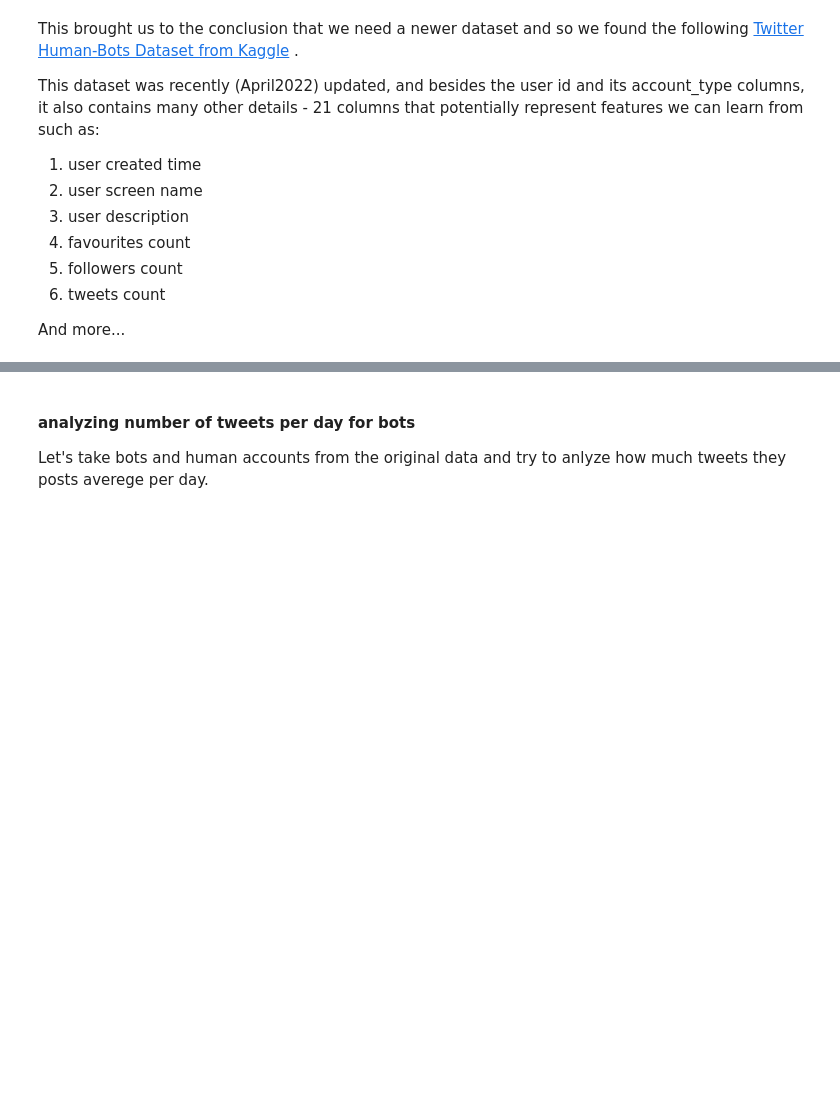
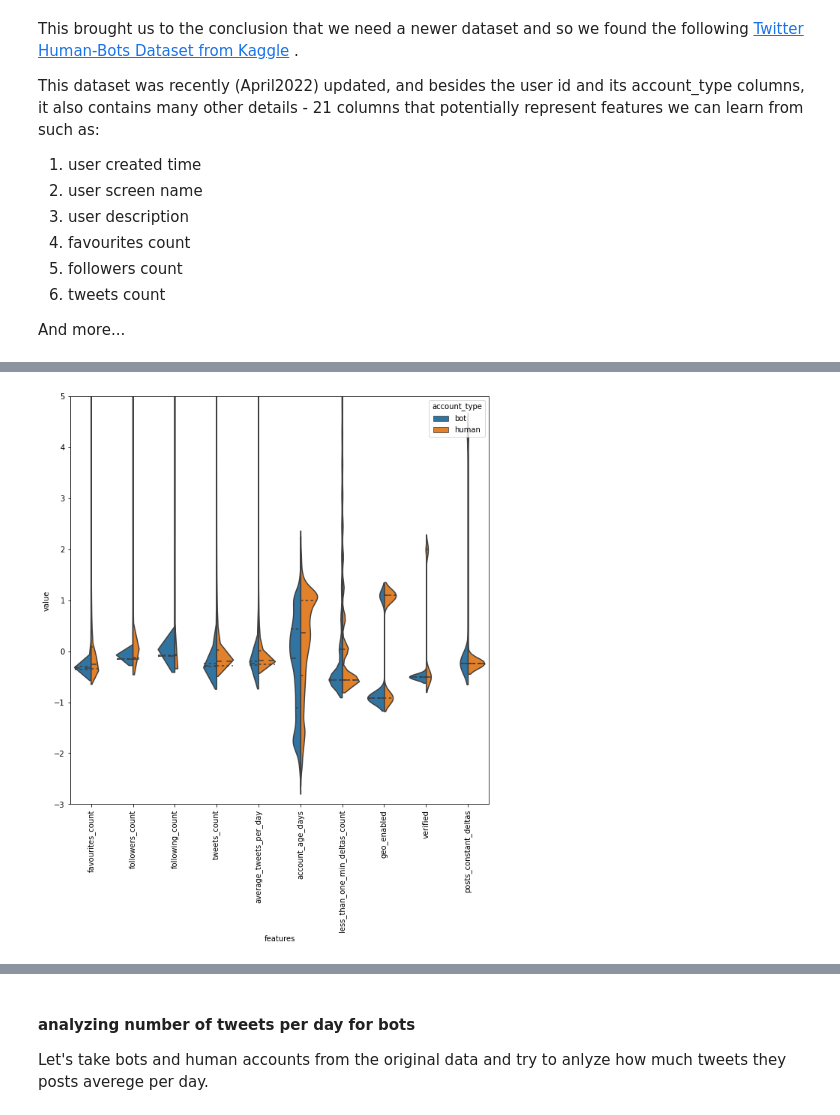
Before and after one commit to orlysk/TwitterBotsProject, a Jupyter notebook: Detecting_Twitter_Bots.ipynb, the cells around one changed output, grey strips where cells are left out. Drawn from its saved outputs; the diff is of its cells as text; code cells hidden in the pictures; blank space fills up the shorter version.

```diff
--- a/Detecting_Twitter_Bots.ipynb
+++ b/Detecting_Twitter_Bots.ipynb
@@ -389,0 +487,14 @@ NameError: name 'orig_pd' is not defined
+# %%
+numeric_features = features[numeric_features_names]
+numeric_normalized_features = ((numeric_features - numeric_features.mean()) / numeric_features.std())
+data = pd.concat([classes, numeric_normalized_features], axis=1)
+data = pd.melt(data, id_vars="account_type",
+                     var_name="features",
+                     value_name='value')
+
+plt.figure(figsize=(10,10))
+ax = sns.violinplot(x="features", y="value", hue="account_type", data=data, split=True, inner="quart")
+ax.set(ylim=(-3, 5))
+plt.xticks(rotation=90);
+# %% [output]
+[figure, added]
```
Also changed, not shown: parts of 63 cells of this notebook.
